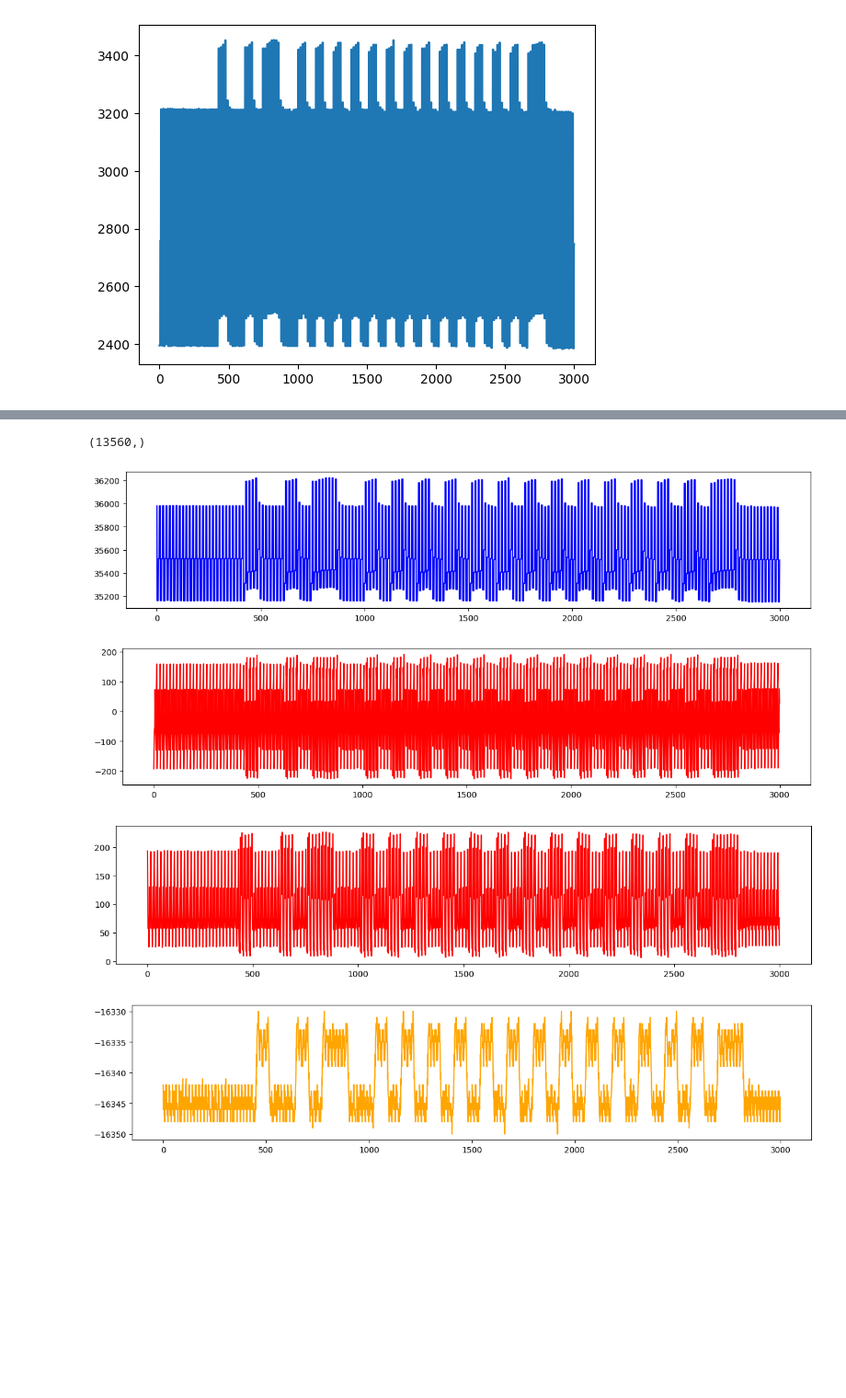
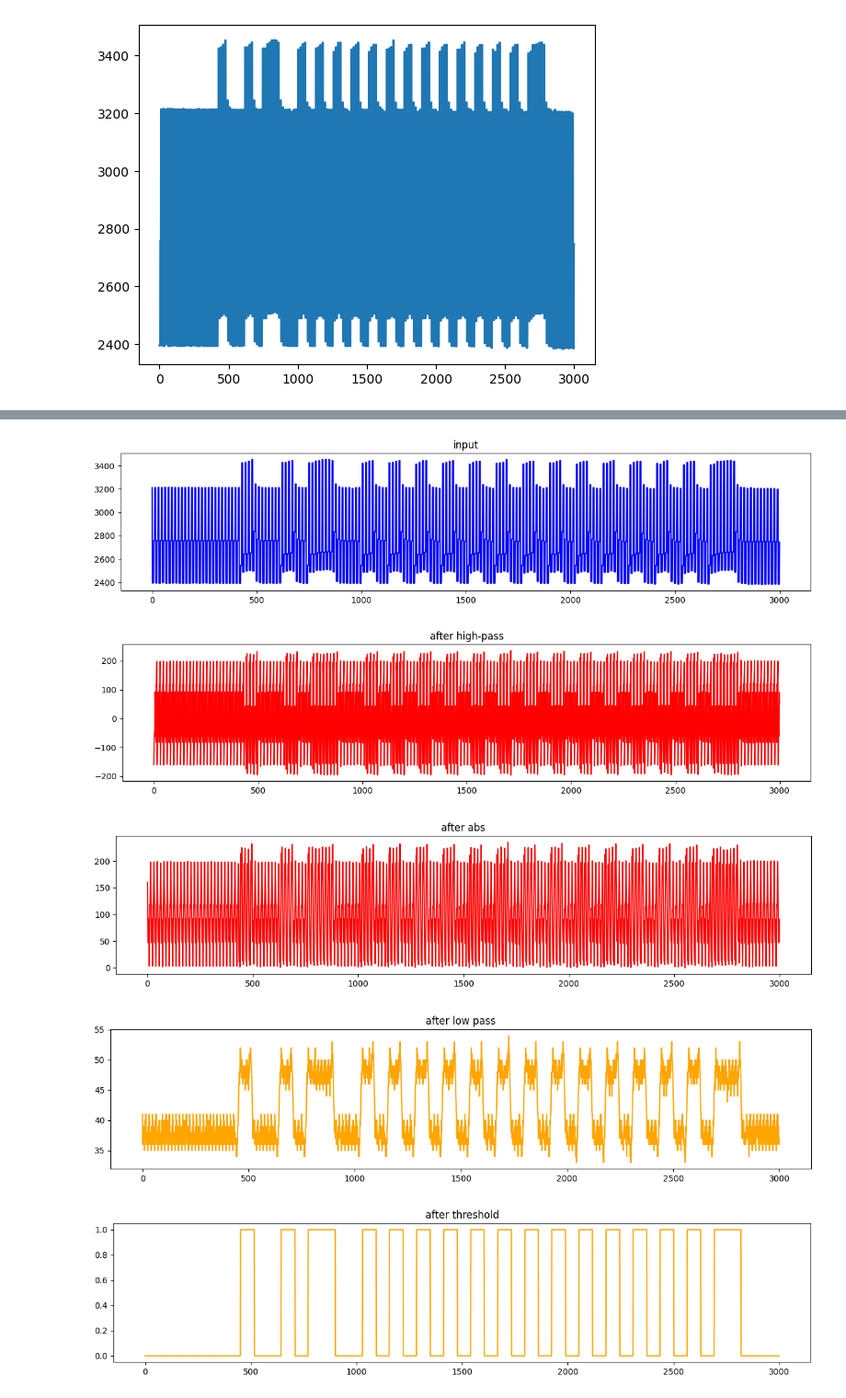
Before and after one commit to davidcastells/FPGA_NFC_transceiver, a Jupyter notebook: analysis/py4hw_response.ipynb, the cells around one changed output, grey strips where cells are left out. Shown at 92% size. Drawn from its saved outputs; the diff is of its cells as text; code cells hidden in the pictures; blank space fills up the shorter version.

Commit message:
filters

```diff
--- a/analysis/py4hw_response.ipynb
+++ b/analysis/py4hw_response.ipynb
@@ -348,43 +372,39 @@ hw.getSimulator().clk(5000-2000)
 #print(rx_w.get())
 #rx[:10].astype(int)
-# %%
-N = int(Fs * dur)
-x = np.linspace(0, dur, N, endpoint=False)
-
-y = np.array(cap1.data)
-h_filtered=np.array(cap_hp.data)
-abs_filtered=np.array(cap_abs.data)
-filtered = np.array(cap2.data)
-print(x.shape)
-# %% [output]
-(13560,)
 # %%
 import matplotlib.pyplot as plt
 plt.figure(figsize=(15,3))
-plt.plot(y, color='blue')
-#plt.ylim(30000, 1<<16)
+plt.plot(cap_input.data, color='blue')
+#plt.savefig('filteredsignal.png')
+plt.title('input')
+plt.show()
+
+plt.figure(figsize=(15,3))
+plt.plot(cap_hp.data, color='red')
+#plt.savefig('filteredsignal.png')
+plt.title('after high-pass')
+plt.show()
+
+plt.figure(figsize=(15,3))
+plt.plot(cap_abs.data, color='red')
+#plt.savefig('filteredsignal.png')
+plt.title('after abs')
+plt.show()
+
+plt.figure(figsize=(15,3))
+plt.plot(cap2.data, color='orange')
+plt.title('after low pass')
 #plt.savefig('filteredsignal.png')
 plt.show()
 
 plt.figure(figsize=(15,3))
-plt.plot(h_filtered, color='red')
-#plt.ylim(-1<<15, 1<<15)
+plt.plot(cap3.data, color='orange')
+plt.title('after threshold')
 #plt.savefig('filteredsignal.png')
 plt.show()
-
-plt.figure(figsize=(15,3))
-plt.plot(abs_filtered, color='red')
-#plt.ylim(-1<<15, 1<<15)
-#plt.savefig('filteredsignal.png')
-plt.show()
-
-plt.figure(figsize=(15,3))
-plt.plot(filtered, color='orange')
-#plt.ylim(-1<<15, 1<<15)
-#plt.savefig('filteredsignal.png')
-plt.show()
 # %% [output]
-[figure, old version]
+[figure, new version]
-[figure, old version]
+[figure, new version]
-[figure, old version]
+[figure, new version]
-[figure, old version]
+[figure, new version]
+[figure, added]
```
Also changed, not shown: parts of 19 cells of this notebook.
